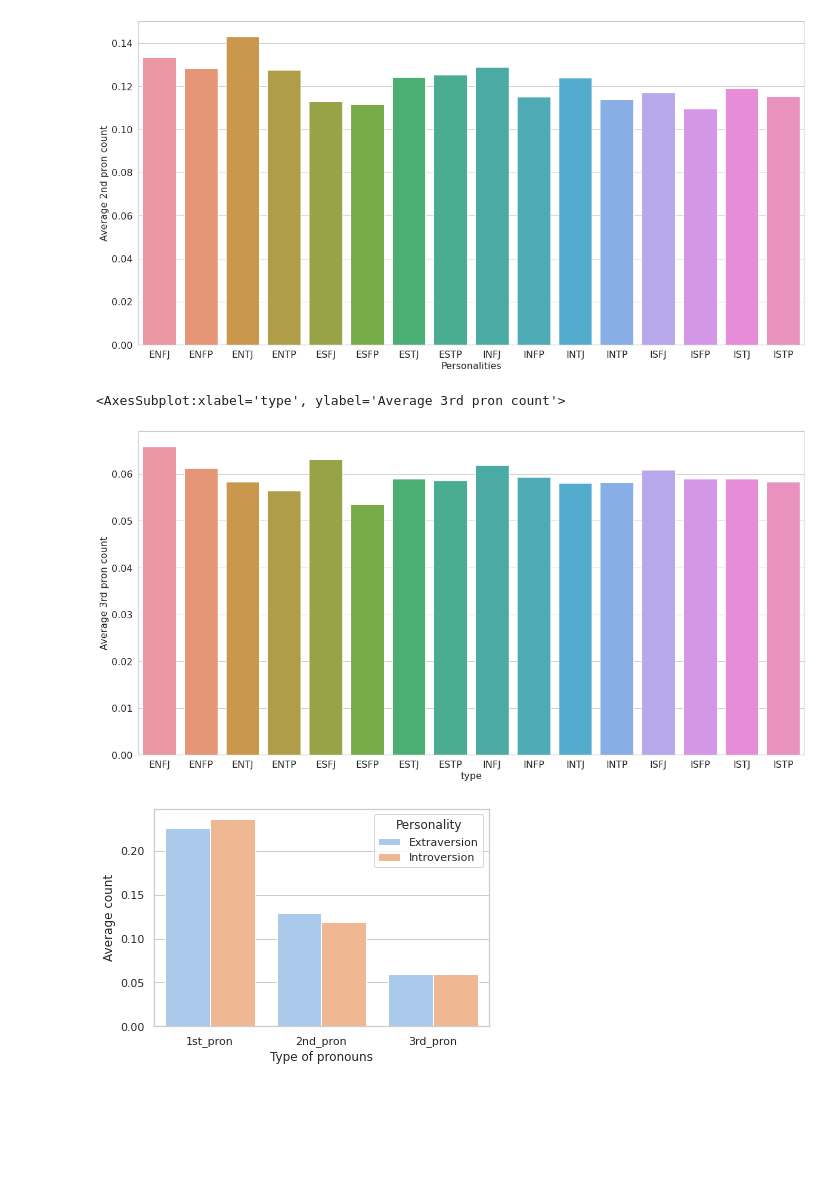
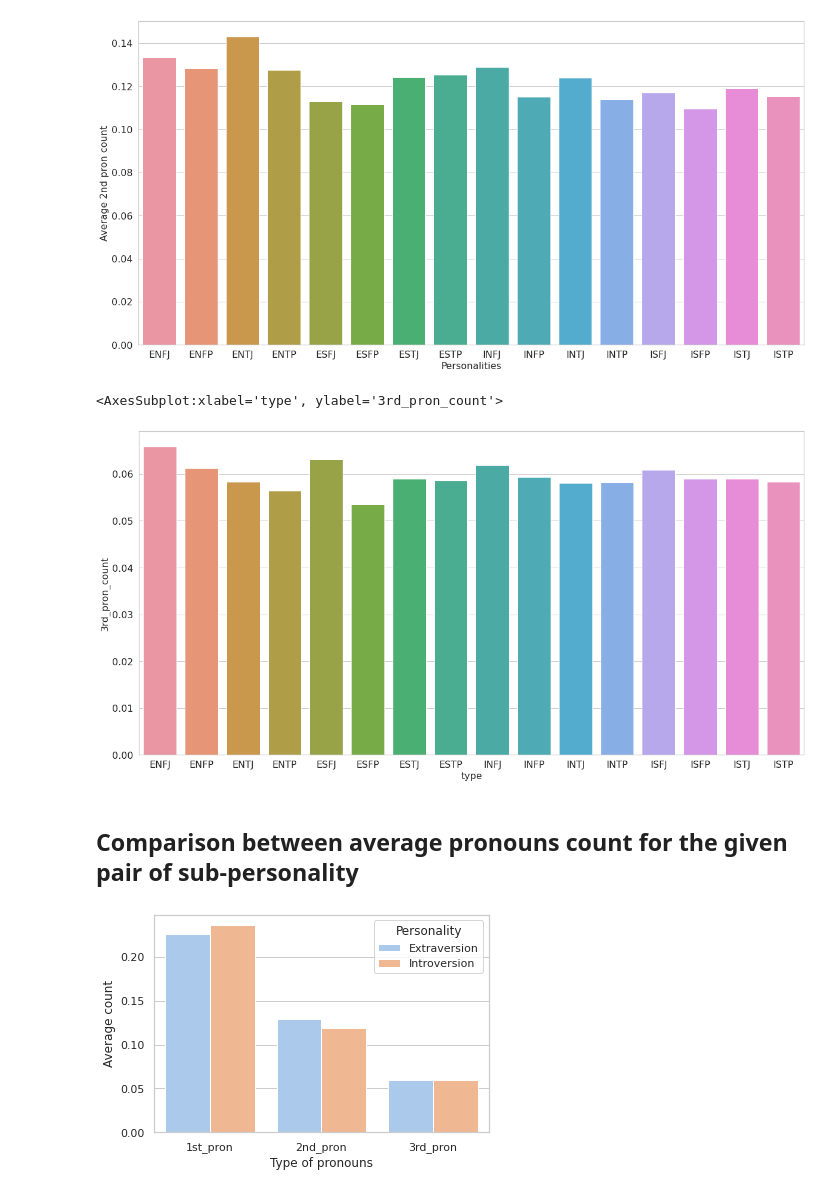
Before and after one commit to admunk/ece143project, a Jupyter notebook: mbti-study-personality-pron.ipynb, the cells around one changed output. Cells and saved outputs as stored; diff of their text form; code cells hidden in the pictures; blank space fills up the shorter version.

Commit message:
update pron visu

```diff
--- a/mbti-study-personality-pron.ipynb
+++ b/mbti-study-personality-pron.ipynb
@@ -71,16 +74,17 @@ plt.yticks(fontsize=16, rotation=0)
 [figure]
 # %%
 df_3rd = df.groupby(['type'])['3rd_pron_count'].sum()/df.groupby(['type'])['org_comment_count'].sum()
+df_3rd = df_3rd.to_frame('3rd_pron_count')
 # %%
 plt.figure(figsize=(20,10))
 plt.ylabel('Average 3rd pron count', fontsize=16)
 plt.xlabel('Personality Types', fontsize=16)
 plt.xticks(fontsize=16, rotation=0)
 plt.yticks(fontsize=16, rotation=0)
-sns.barplot(x=df_3rd.index,y=df_3rd.values)
+sns.barplot(x=df_3rd.index,y=df_3rd['3rd_pron_count'])
 # %% [output]
-<AxesSubplot:xlabel='type', ylabel='Average 3rd pron count'>
+<AxesSubplot:xlabel='type', ylabel='3rd_pron_count'>
-[figure, old version]
+[figure, new version]
 # %%
 def subtype_plot(df,vs_func):
     pron_type = ['1st_pron','2nd_pron','3rd_pron']
@@ -93,6 +97,8 @@ def subtype_plot(df,vs_func):
         frames.append(df_sub)
     result = pd.concat(frames)
     sns.barplot(x='Type of pronouns', y='Average count', hue='Personality', data=result,palette = 'pastel')
+# %% [markdown]
+## Comparison between average pronouns count for the given pair of sub-personality
 # %%
 E_vs_I = lambda x: 'Extraversion' if x[0] == 'E' else 'Introversion'
 N_vs_S = lambda x: 'Intuition' if x[1] =='N' else 'Sensing'
```
Also changed, not shown: parts of 13 cells of this notebook.
